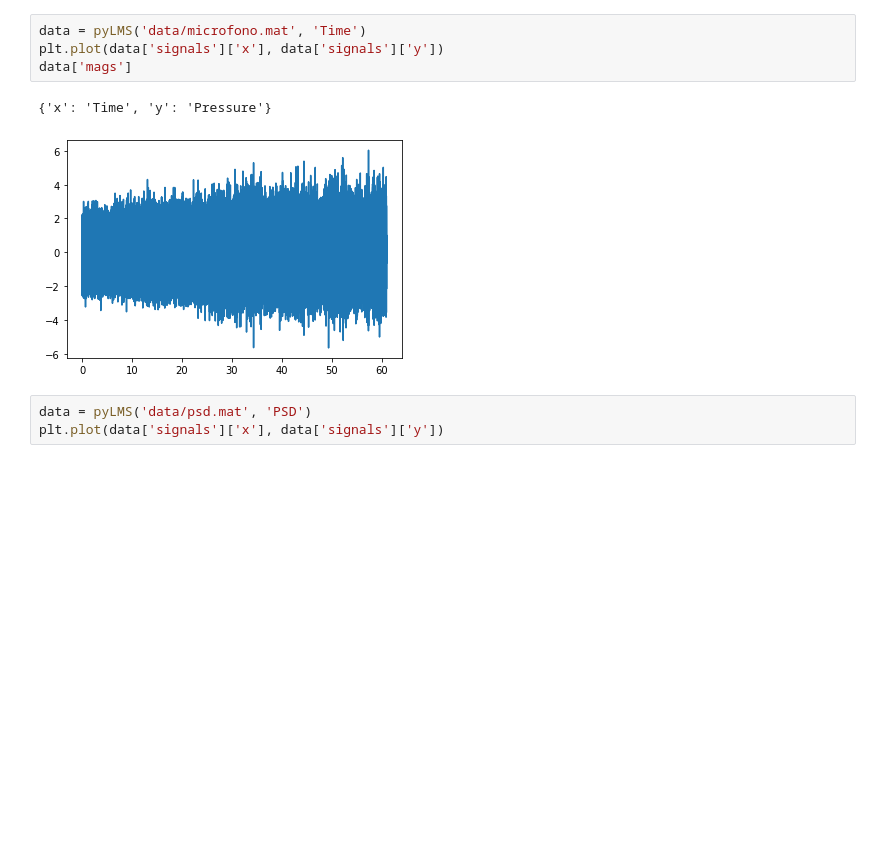
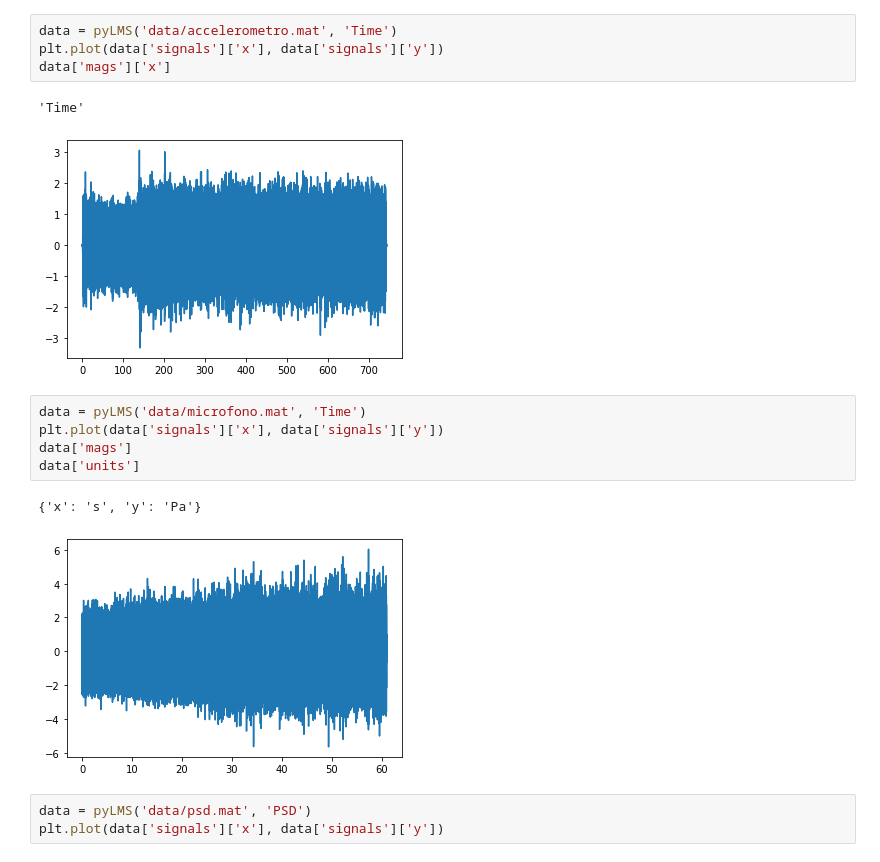
Before and after one commit to LolloCappo/pyLMS, a Jupyter notebook: pyLMS.ipynb, the cells around one changed output. Drawn from its saved outputs; the diff is of its cells as text; blank space fills up the shorter version.

```diff
--- a/pyLMS.ipynb
+++ b/pyLMS.ipynb
@@ -92,9 +4,17 @@ def pyLMS(filename, domain):
+# %%
+data = pyLMS('data/accelerometro.mat', 'Time')
+plt.plot(data['signals']['x'], data['signals']['y'])
+data['mags']['x']
+# %% [output]
+'Time'
+[figure, added]
 # %%
 data = pyLMS('data/microfono.mat', 'Time')
 plt.plot(data['signals']['x'], data['signals']['y'])
 data['mags']
+data['units']
 # %% [output]
-{'x': 'Time', 'y': 'Pressure'}
+{'x': 's', 'y': 'Pa'}
 [figure]
 # %%
 data = pyLMS('data/psd.mat', 'PSD')
```
Also changed, not shown: parts of 6 cells of this notebook, 1 other file.
